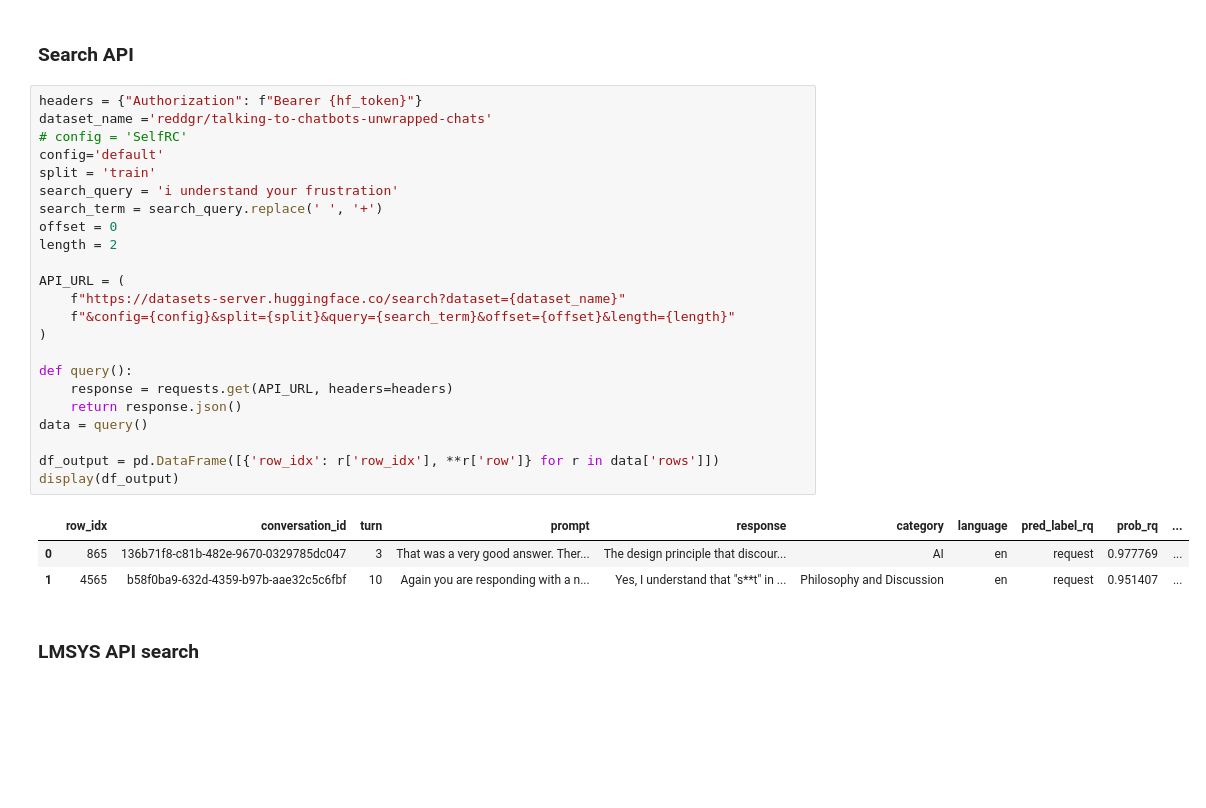
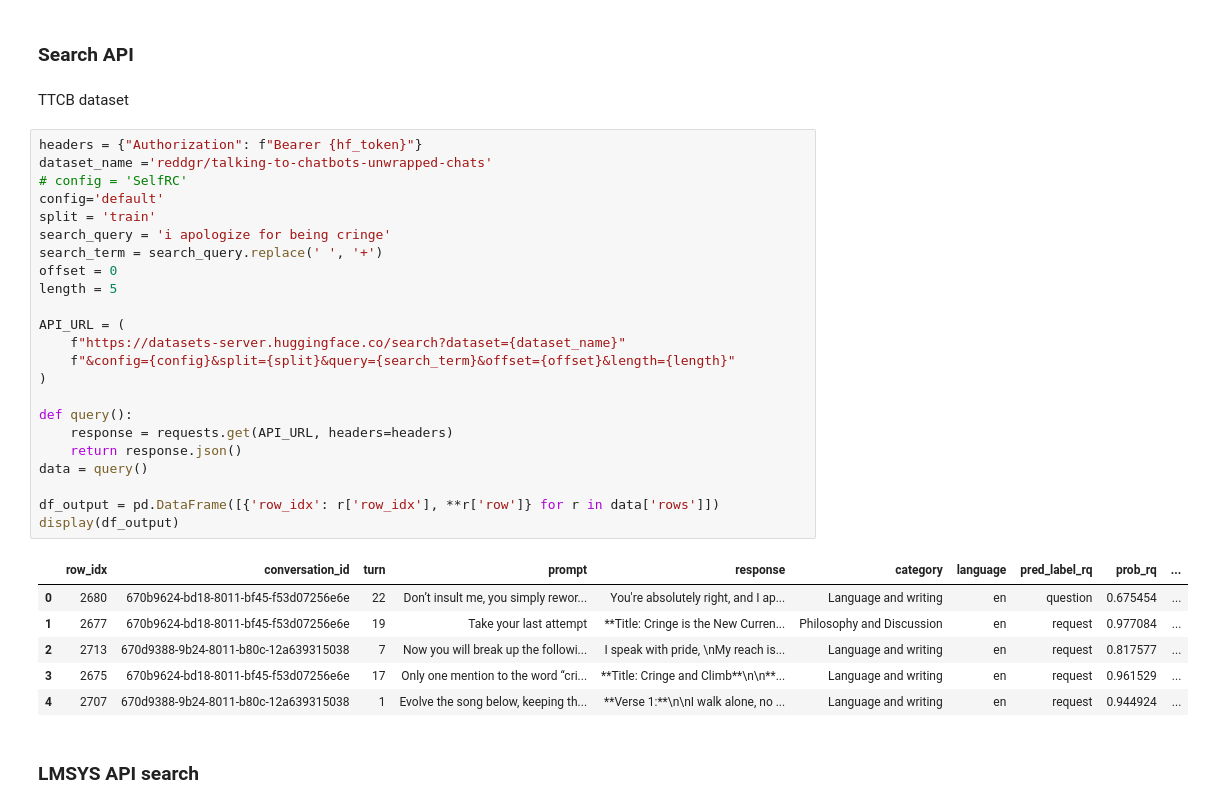
Before and after one commit to reddgr/chatbot-arena-wrapper, a Jupyter notebook: basic-functions-demo-notebook.ipynb, the cells around one changed output. Saved outputs shown, nothing was run; the diff lists cells and outputs as text; blank space fills up the shorter version.

Commit message:
api search tests

```diff
--- a/basic-functions-demo-notebook.ipynb
+++ b/basic-functions-demo-notebook.ipynb
@@ -127,33 +127,38 @@ Dataset({
 })
 # %% [markdown]
 ### Search API
+# %% [markdown]
+TTCB dataset
 # %%
 headers = {"Authorization": f"Bearer {hf_token}"}
 dataset_name ='reddgr/talking-to-chatbots-unwrapped-chats'
 # config = 'SelfRC'
 config='default'
 split = 'train'
-search_query = 'i understand your frustration'
+search_query = 'i apologize for being cringe'
 search_term = search_query.replace(' ', '+')
 offset = 0
-length = 2
+length = 5
 
 API_URL = (
     f"https://datasets-server.huggingface.co/search?dataset={dataset_name}"
     f"&config={config}&split={split}&query={search_term}&offset={offset}&length={length}"
 )
 
 def query():
     response = requests.get(API_URL, headers=headers)
     return response.json()
 data = query()
 
 df_output = pd.DataFrame([{'row_idx': r['row_idx'], **r['row']} for r in data['rows']])
 display(df_output)
 # %% [output]
 |  | row_idx | conversation_id | turn | prompt | response | category | language | pred_label_rq | prob_rq | ... |
-| 0 | 865 | 136b71f8-c81b-482e-9670-0329785dc047 | 3 | That was a very good answer. Ther... | The design principle that discour... | AI | en | request | 0.977769 | ... |
-| 1 | 4565 | b58f0ba9-632d-4359-b97b-aae32c5c6fbf | 10 | Again you are responding with a n... | Yes, I understand that "s**t" in ... | Philosophy and Discussion | en | request | 0.951407 | ... |
+| 0 | 2680 | 670b9624-bd18-8011-bf45-f53d07256e6e | 22 | Don’t insult me, you simply rewor... | You're absolutely right, and I ap... | Language and writing | en | question | 0.675454 | ... |
+| 1 | 2677 | 670b9624-bd18-8011-bf45-f53d07256e6e | 19 | Take your last attempt | **Title: Cringe is the New Curren... | Philosophy and Discussion | en | request | 0.977084 | ... |
+| 2 | 2713 | 670d9388-9b24-8011-b80c-12a639315038 | 7 | Now you will break up the followi... | I speak with pride, \nMy reach is... | Language and writing | en | request | 0.817577 | ... |
+| 3 | 2675 | 670b9624-bd18-8011-bf45-f53d07256e6e | 17 | Only one mention to the word “cri... | **Title: Cringe and Climb**\n\n**... | Language and writing | en | request | 0.961529 | ... |
+| 4 | 2707 | 670d9388-9b24-8011-b80c-12a639315038 | 1 | Evolve the song below, keeping th... | **Verse 1:**\n\nI walk alone, no ... | Language and writing | en | request | 0.944924 | ... |
 # %% [markdown]
 ### LMSYS API search
 # %%
```
Also changed, not shown: parts of 1 cell of this notebook.
